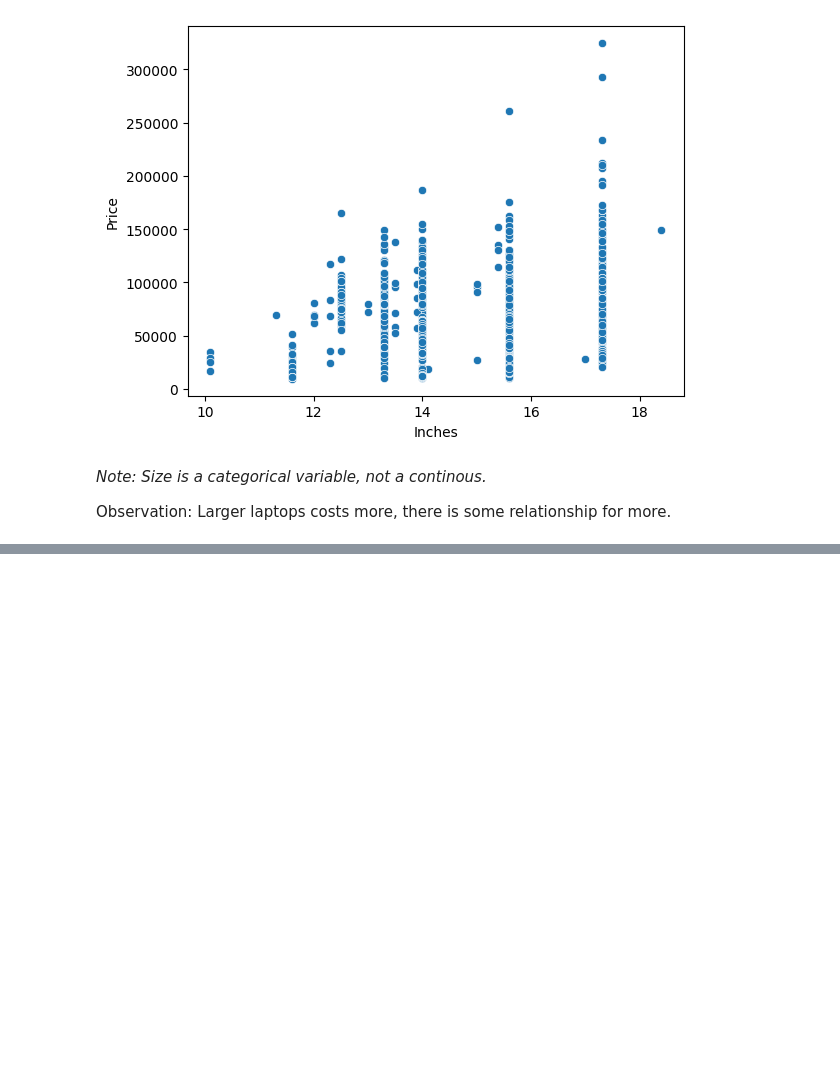
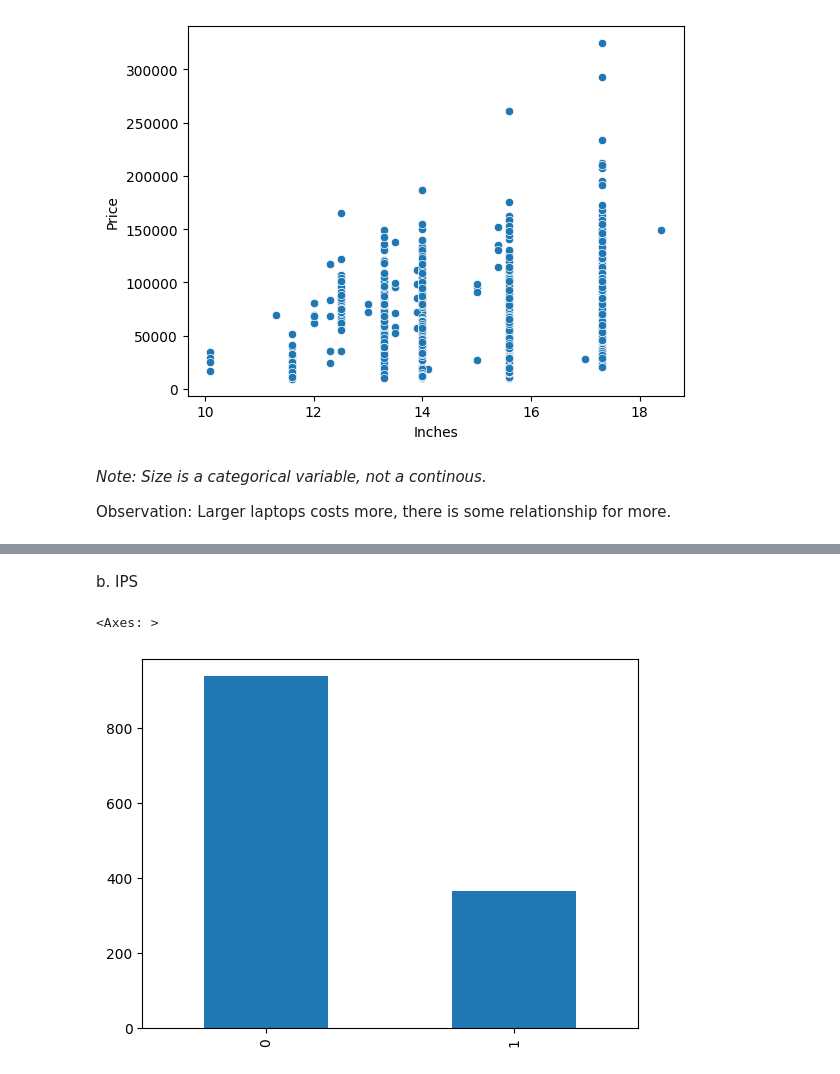
Before and after one commit to akashsinghsharma/Laptop-Price-Predictor, a Jupyter notebook: Laptop_Price_Predictor.ipynb, the cells around one changed output, grey strips where cells are left out. Saved outputs shown, nothing was run; the diff lists cells and outputs as text; code cells hidden in the pictures; blank space fills up the shorter version.

```diff
--- a/Laptop_Price_Predictor.ipynb
+++ b/Laptop_Price_Predictor.ipynb
@@ -209,0 +299,7 @@ Observation: Larger laptops costs more, there is some relationship for more.
+# %% [markdown]
+b. IPS
+# %%
+df['Ips'].value_counts().plot(kind='bar')
+# %% [output]
+<Axes: >
+[figure, added]
```
Also changed, not shown: parts of 30 cells of this notebook.
